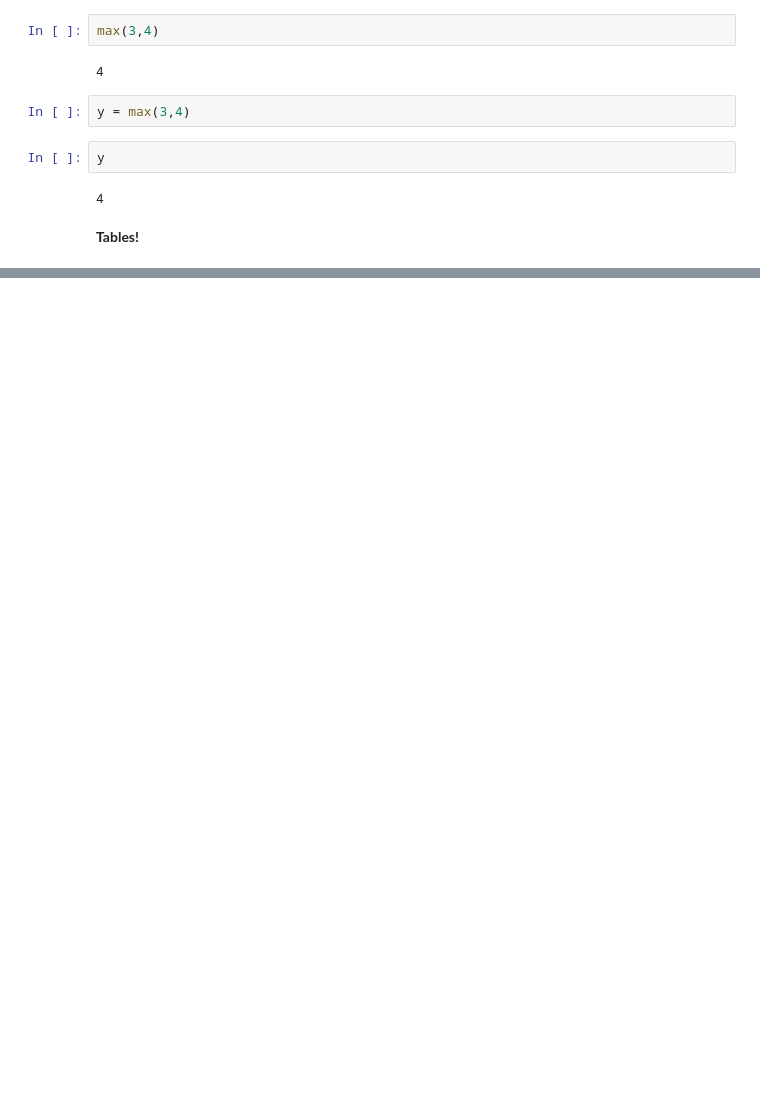
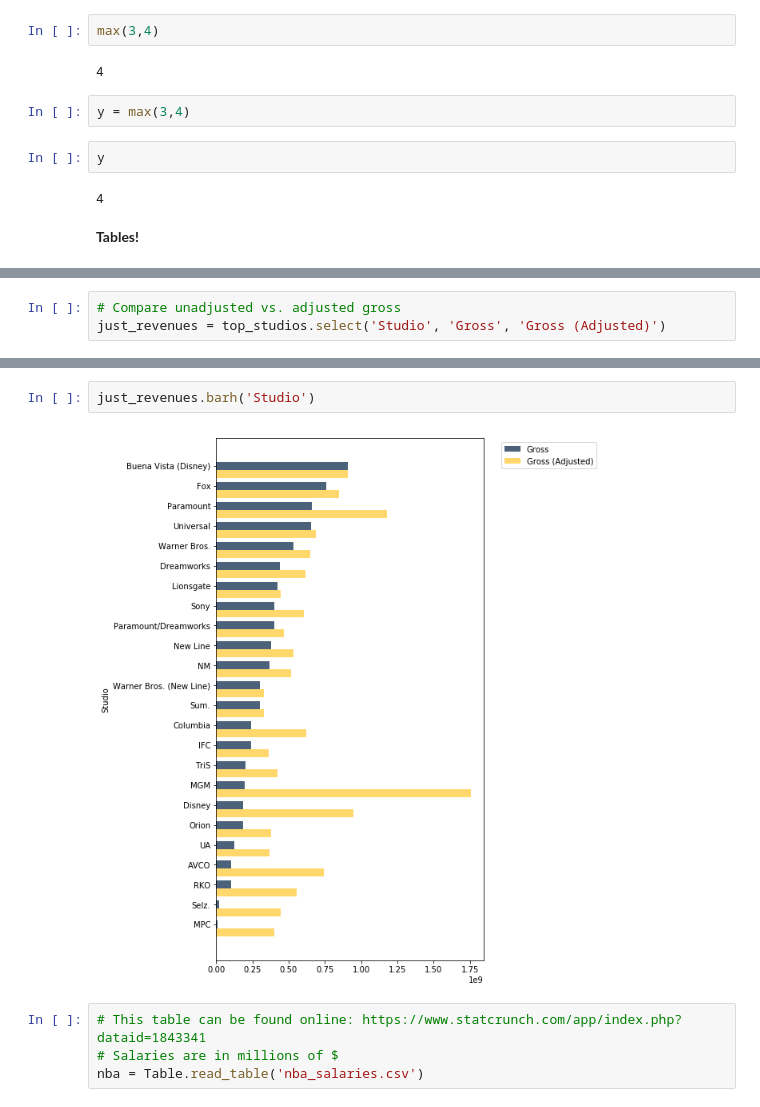
Before and after one commit to shionguha/cosc3570-introdatascience-fa18, a Jupyter notebook: aug30-democode.ipynb, the cells around one changed output, grey strips where cells are left out. Cells and saved outputs as stored; diff of their text form; blank space fills up the shorter version.

```diff
--- a/aug30-democode.ipynb
+++ b/aug30-democode.ipynb
@@ -76,0 +275,3 @@ FileNotFoundError: File b'flowers.csv' does not exist
+# %%
+# Compare unadjusted vs. adjusted gross
+just_revenues = top_studios.select('Studio', 'Gross', 'Gross (Adjusted)')
@@ -76,0 +293,8 @@ FileNotFoundError: File b'flowers.csv' does not exist
+# %%
+just_revenues.barh('Studio')
+# %% [output]
+[figure, added]
+# %%
+# This table can be found online: https://www.statcrunch.com/app/index.php?dataid=1843341
+# Salaries are in millions of $
+nba = Table.read_table('nba_salaries.csv')
```
Also changed, not shown: parts of 34 cells of this notebook, 2 other files.
